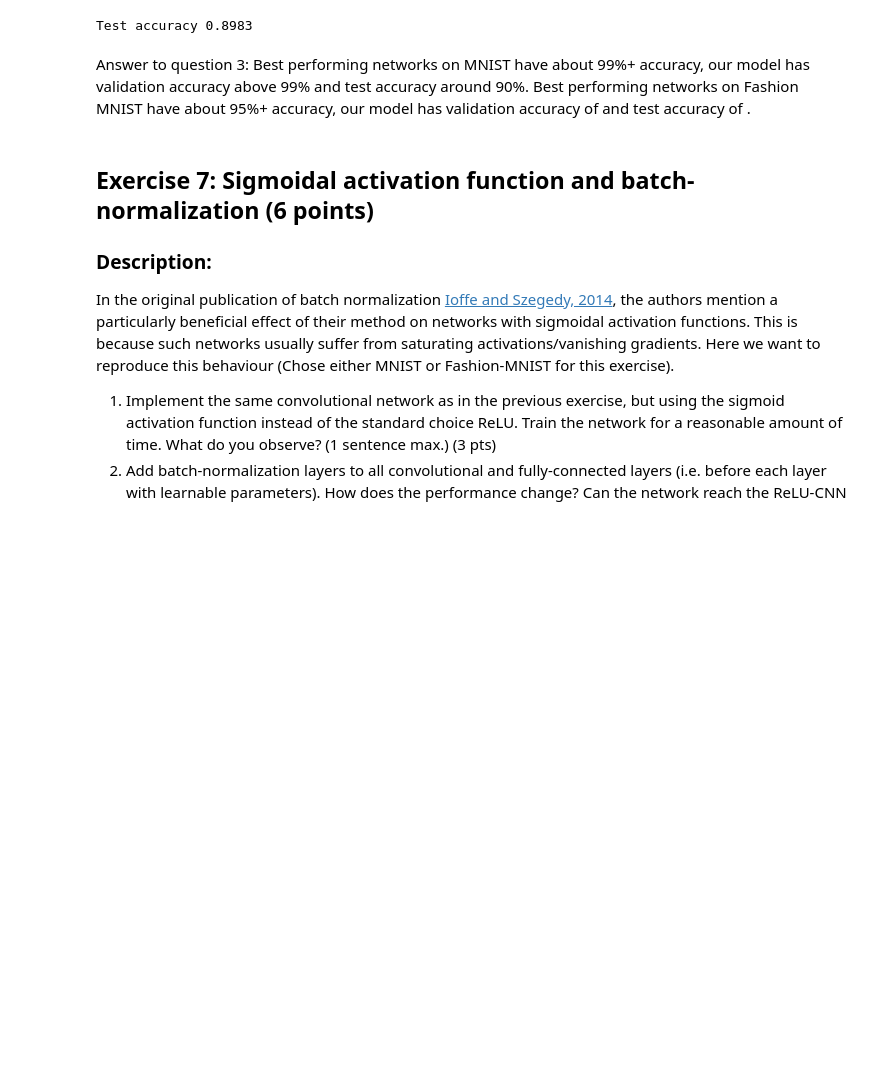
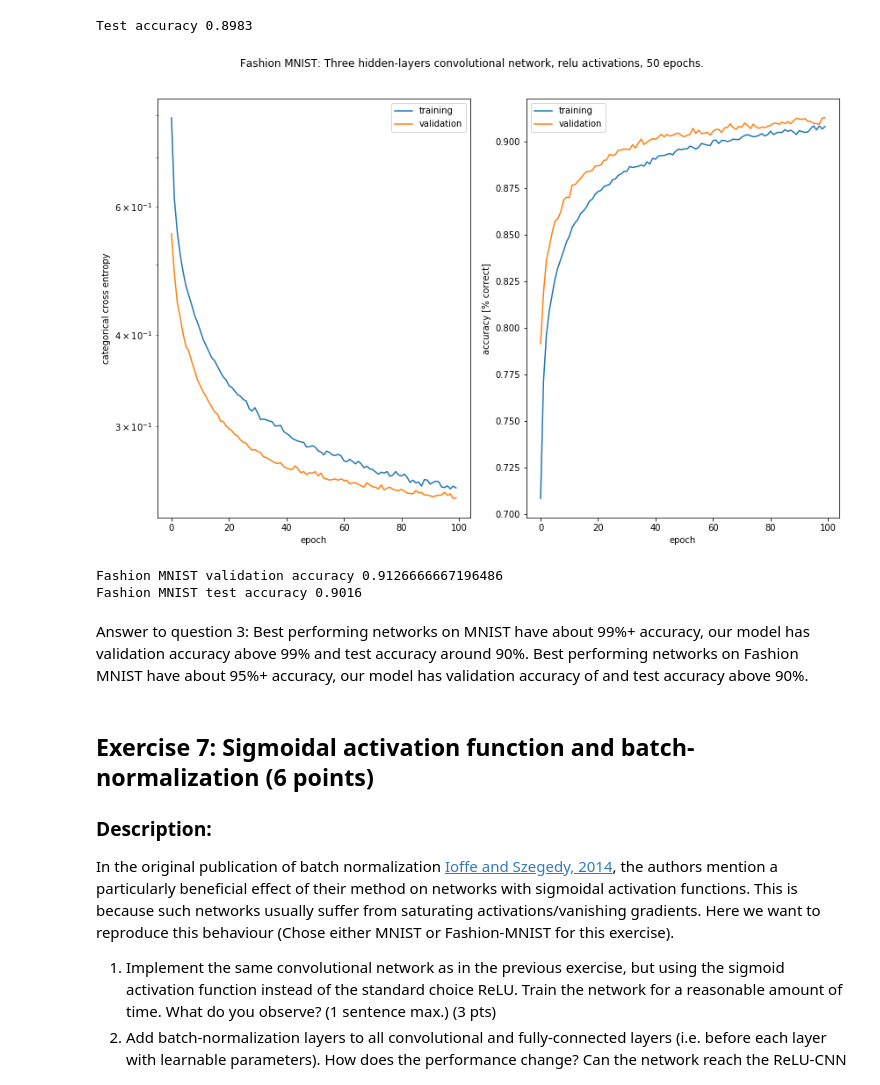
Before and after one commit to MartinStrambach/ANN_projects, a Jupyter notebook: project1.ipynb, the cells around one changed output. Saved outputs shown, nothing was run; the diff lists cells and outputs as text; code cells hidden in the pictures; blank space fills up the shorter version.

Commit message:
Add fashion MNIST part in ex. 6.

```diff
--- a/project1.ipynb
+++ b/project1.ipynb
@@ -626,6 +626,7 @@ def plot_history_custom(history, title):
 num_classes = 10
 lr = 0.01
 nb_epochs = 50
+batch = 128
 model_cnn1 = Sequential()
 model_cnn1.add(InputLayer(input_shape))
 model_cnn1.add(Conv2D(32, kernel_size=(5, 5)))
@@ -648,7 +649,7 @@ model_cnn1.compile(optimizer=adam,
               loss='categorical_crossentropy',
               metrics=['accuracy'])
 # %%
-history_cnn1a = model_cnn1.fit(x_train_cnn, y_train, epochs=nb_epochs, batch_size=128,
+history_cnn1a = model_cnn1.fit(x_train_cnn, y_train, epochs=nb_epochs, batch_size=batch,
                               validation_split=0.15, verbose=0)
 plot = plot_history_custom(history_cnn1a, "MNIST: Three hidden-layers convolutional network, relu activations, {} epochs.".format(nb_epochs))
 # %% [output]
@@ -660,11 +661,21 @@ print("Test accuracy " + str(acc))
 # %% [output]
 Test accuracy 0.8983
 # %%
-history_cnn1b = model_cnn1.fit(x_fashion_train_cnn, y_fashion_train, epochs=2*nb_epochs, batch_size=128,
+history_cnn1b = model_cnn1.fit(x_fashion_train_cnn, y_fashion_train, epochs=2*nb_epochs, batch_size=batch,
                               validation_split=0.15, verbose=0)
 plot = plot_history_custom(history_cnn1b, "Fashion MNIST: Three hidden-layers convolutional network, relu activations, {} epochs.".format(nb_epochs))
+# %% [output]
+[figure, added]
+# %%
+print("Fashion MNIST validation accuracy " + str(history_cnn1b.history['val_acc'][-1]))
+yhat_test = model_cnn1.predict(x_fashion_test_cnn, batch_size=128)
+acc = sum(yhat_test.argmax(1) != y_test.argmax(1))/y_test.shape[0]
+print("Fashion MNIST test accuracy " + str(acc))
+# %% [output]
+Fashion MNIST validation accuracy 0.9126666667196486
+Fashion MNIST test accuracy 0.9016
 # %% [markdown]
-Answer to question 3: Best performing networks on MNIST have about 99%+ accuracy, our model has validation accuracy above 99% and test accuracy around 90%. Best performing networks on Fashion MNIST have about 95%+ accuracy, our model has validation accuracy of and test accuracy of .
+Answer to question 3: Best performing networks on MNIST have about 99%+ accuracy, our model has validation accuracy above 99% and test accuracy around 90%. Best performing networks on Fashion MNIST have about 95%+ accuracy, our model has validation accuracy of and test accuracy above 90%.
 # %% [markdown]
 ## Exercise 7: Sigmoidal activation function and batch-normalization (6 points)
 
```
Also changed, not shown: parts of 1 cell of this notebook.
